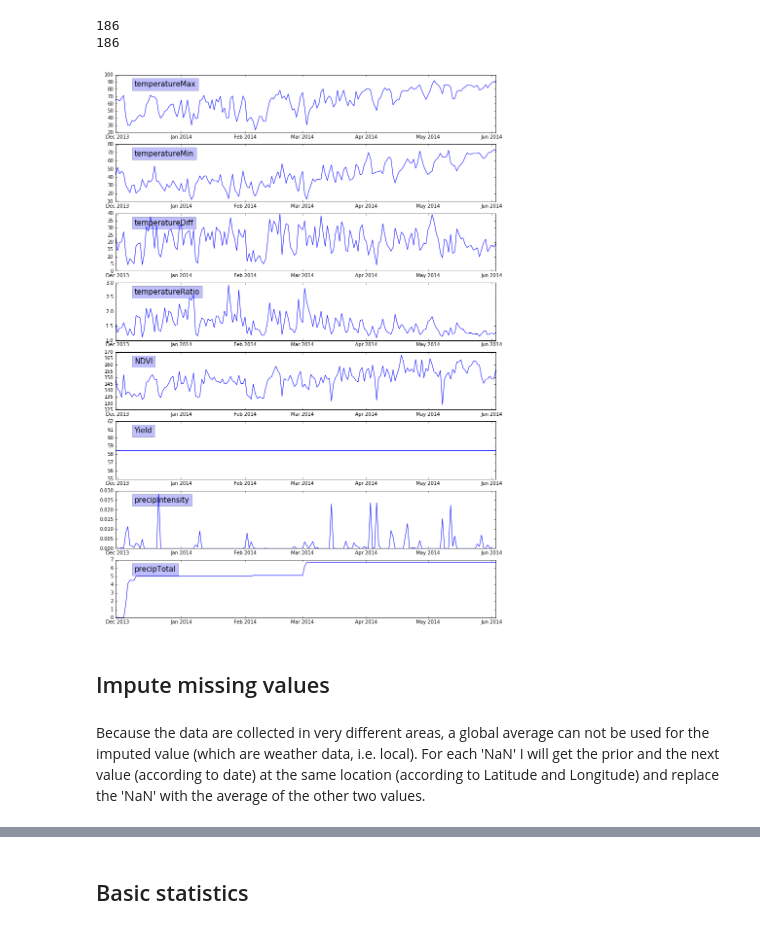
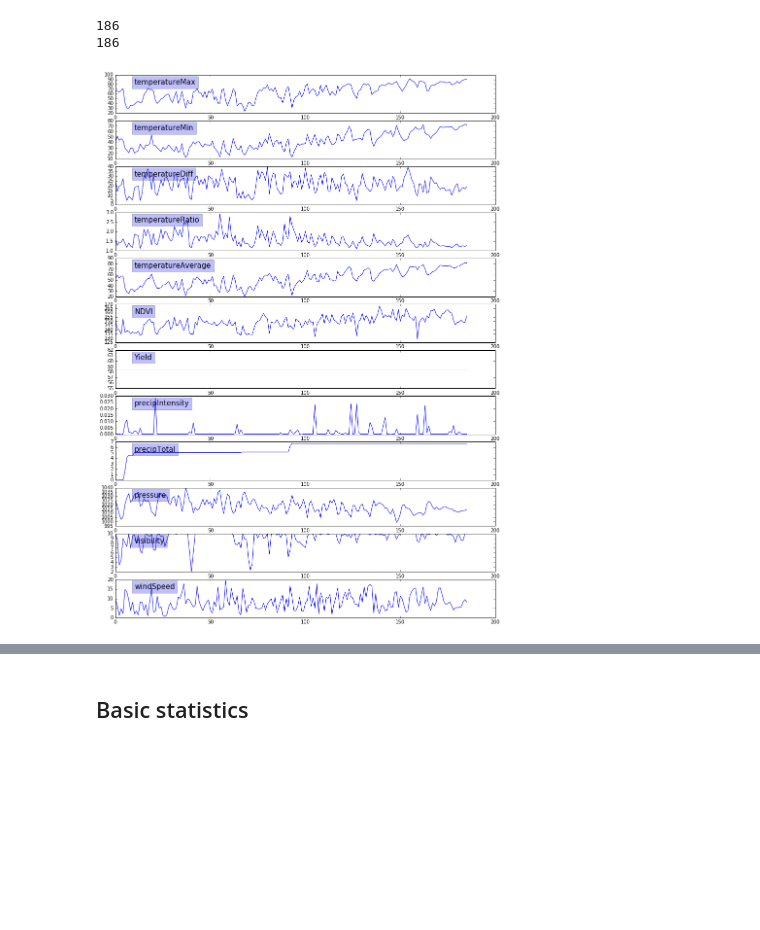
Before and after one commit to cleipski/CropPredict, a Jupyter notebook: 01_data_exploration.ipynb, the cells around one changed output, grey strips where cells are left out. Saved outputs shown, nothing was run; the diff lists cells and outputs as text; code cells hidden in the pictures; blank space fills up the shorter version.

```diff
--- a/01_data_exploration.ipynb
+++ b/01_data_exploration.ipynb
@@ -861,16 +897,6 @@ n_records_2014['Location']['Count'].value_counts().sort_index(ascending=False)
 4       13
 3        6
 Name: Count, dtype: int64
-# %%
-klocs = n_records[n_records['Location']['Count'] >= 153].index.get_level_values('Location').values
-date = df_2013['Date'].unique()
-# Make sure it's sorted
-date.sort()
-# Walk through data
-locs_per_date = {}
-for day in date:
-    locs = df_2013['Location'][(df_2013['Date'] == day) & (df_2013['Location'].isin(klocs) )].unique()
-    locs_per_date[day] = len(locs)
 # %%
 fig, ax = plt.subplots(figsize=(20, 10))
 
@@ -1163,0 +1191,4 @@ temperature profile
+# %%
+# Daily average temperature as average between min and max
+df_2013['temperatureAverage'] = (df_2013['temperatureMax'] + df_2013['temperatureMin']) / 2.
+df_2014['temperatureAverage'] = (df_2014['temperatureMax'] + df_2014['temperatureMin']) / 2.
@@ -1189,19 +1230,19 @@ print(len(dis.unique()))
 186
 186
 # %%
-features_to_plot = ['temperatureMax','temperatureMin','temperatureDiff', 'temperatureRatio','NDVI',
-                    'Yield','precipIntensity','precipTotal']
+features_to_plot = ['temperatureMax','temperatureMin','temperatureDiff', 'temperatureRatio','temperatureAverage', 'NDVI',
+                    'Yield','precipIntensity','precipTotal','pressure','visibility','windSpeed']
 # %%
 n_plt = len(features_to_plot)
 fig, ax = plt.subplots(n_plt,1,figsize=(14, 20))
 
 for i in np.arange(n_plt):
     y = df_2013[features_to_plot[i]][df_2013['Location'] == location]
-    ax[i].plot(dates,y)
+    ax[i].plot(dis,y)
     ax[i].text(0.05, 0.9, features_to_plot[i],
                verticalalignment='top', horizontalalignment='left',
                transform=ax[i].transAxes,
                color='black', fontsize=15,
                bbox={'facecolor':'blue', 'alpha':0.25, 'pad':5})
 # %% [output]
-[figure, old version]
+[figure, new version]
@@ -1236,5 +1248,0 @@ dtype: int64
-# %% [markdown]
-<a id='Impute missing values'></a>
-## Impute missing values
-# %% [markdown]
-Because the data are collected in very different areas, a global average can not be used for the imputed value (which are weather data, i.e. local). For each 'NaN' I will get the prior and the next value (according to date) at the same location (according to Latitude and Longitude) and replace the 'NaN' with the average of the other two values.
```
Also changed, not shown: parts of 38 cells of this notebook.
